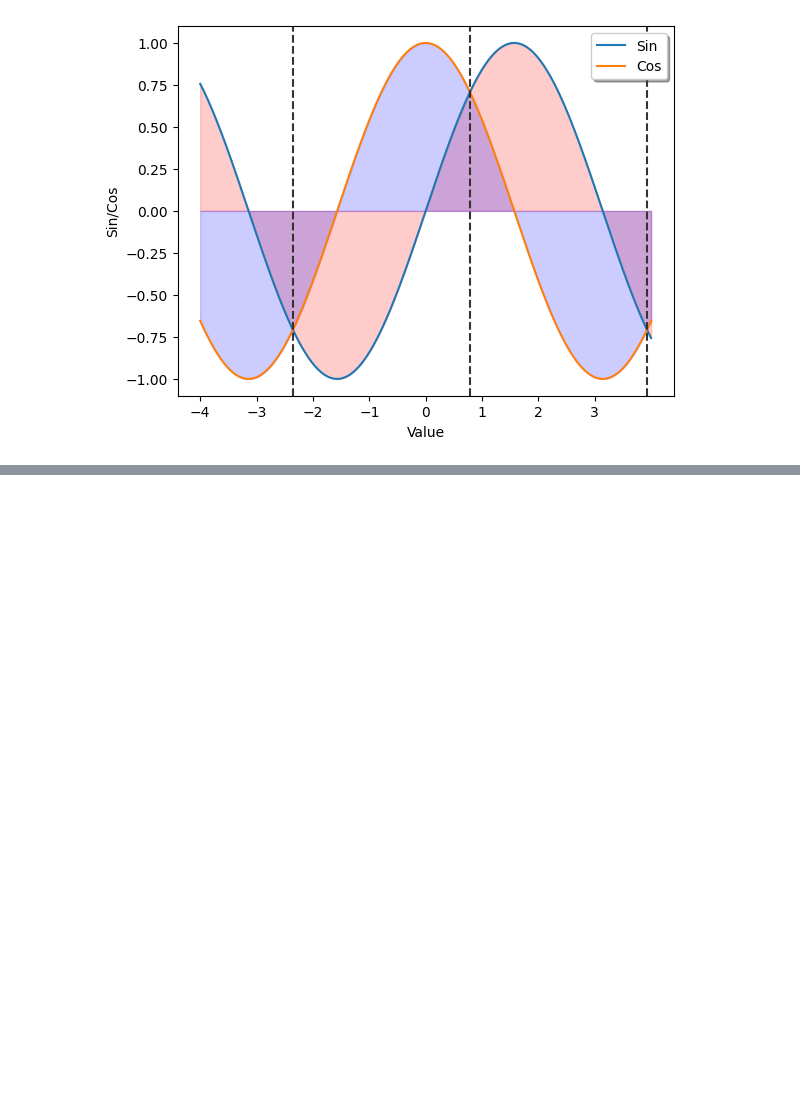
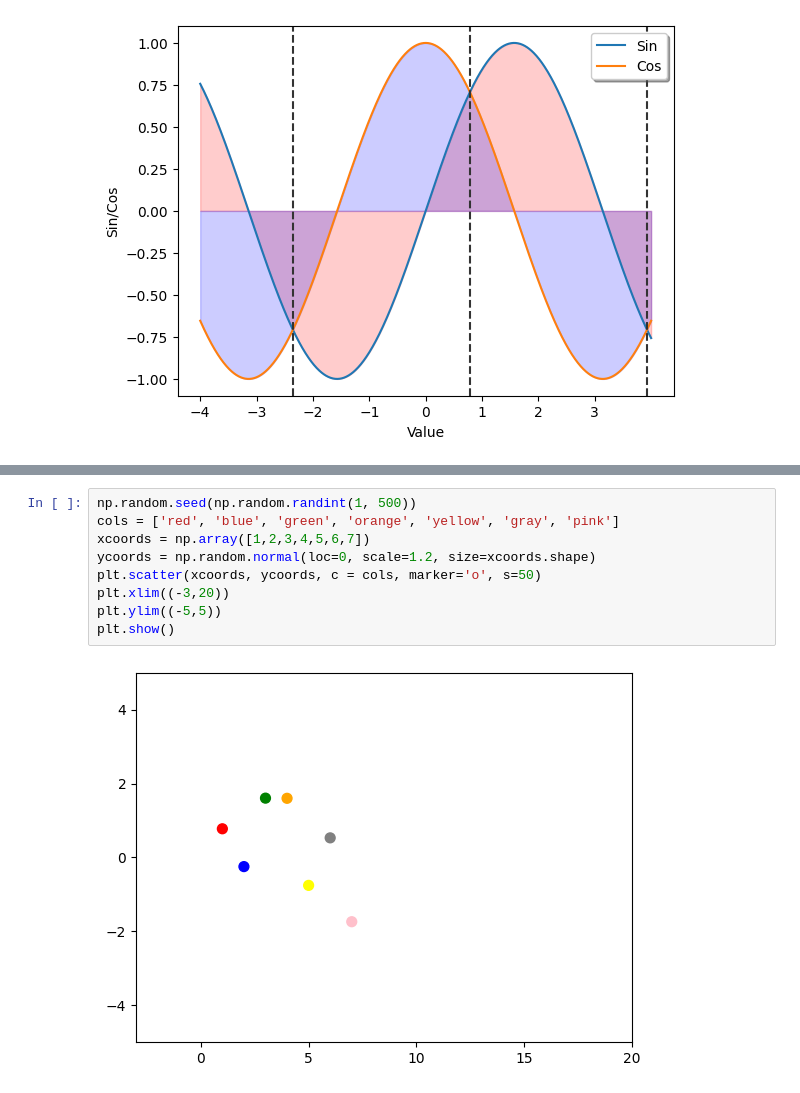
Before and after one commit to MrJ-2k04/Jupyter, a Jupyter notebook: Basics/plot.ipynb, the cells around one changed output, grey strips where cells are left out. Saved outputs shown, nothing was run; the diff lists cells and outputs as text; blank space fills up the shorter version.

```diff
--- a/Basics/plot.ipynb
+++ b/Basics/plot.ipynb
@@ -39,0 +32,11 @@ print(x)
+# %%
+np.random.seed(np.random.randint(1, 500))
+cols = ['red', 'blue', 'green', 'orange', 'yellow', 'gray', 'pink']
+xcoords = np.array([1,2,3,4,5,6,7])
+ycoords = np.random.normal(loc=0, scale=1.2, size=xcoords.shape)
+plt.scatter(xcoords, ycoords, c = cols, marker='o', s=50)
+plt.xlim((-3,20))
+plt.ylim((-5,5))
+plt.show()
+# %% [output]
+[figure, added]
```
Also changed, not shown: parts of 3 cells of this notebook.
